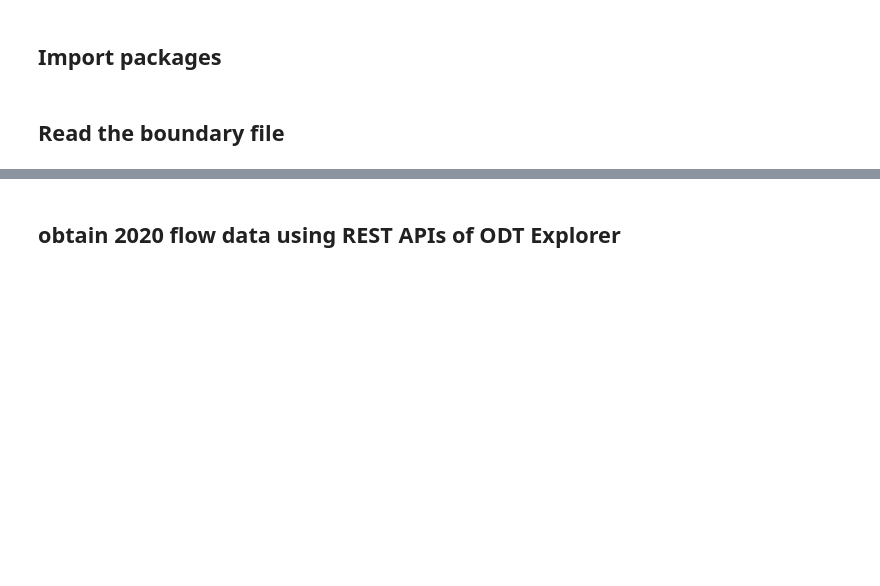
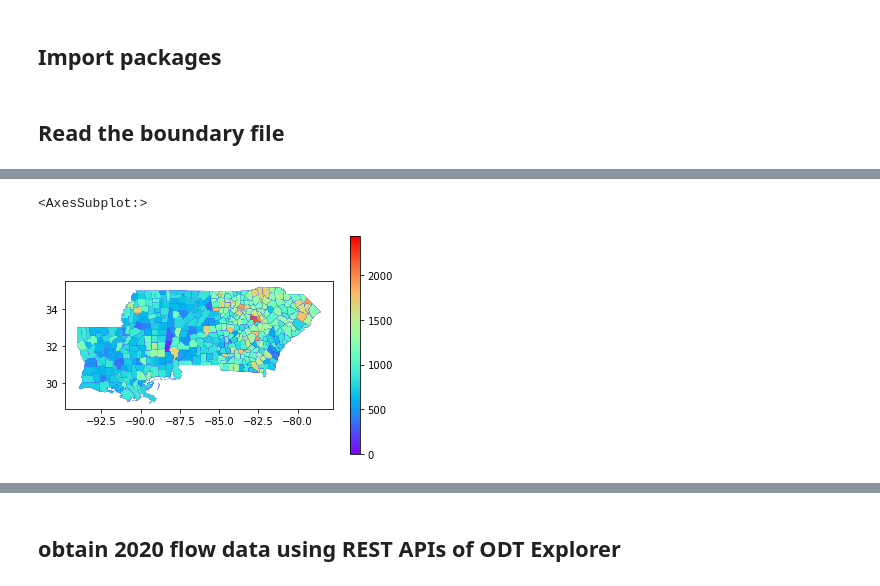
Before and after one commit to gladcolor/region_mapping, a Jupyter notebook: ODT_case_study_France.ipynb, the cells around one changed output, grey strips where cells are left out. Cells and saved outputs as stored; diff of their text form; code cells hidden in the pictures; blank space fills up the shorter version.

```diff
--- a/ODT_case_study_France.ipynb
+++ b/ODT_case_study_France.ipynb
@@ -35,0 +130,9 @@ gdf_country.plot(figsize=(20, 10))
+# %%
+AOI_gdf.plot(column=AOI_gdf['ind_r'],
+        cmap='rainbow',
+        legend=True,
+
+       )
+# %% [output]
+<AxesSubplot:>
+[figure, added]
```
Also changed, not shown: parts of 12 cells of this notebook.
